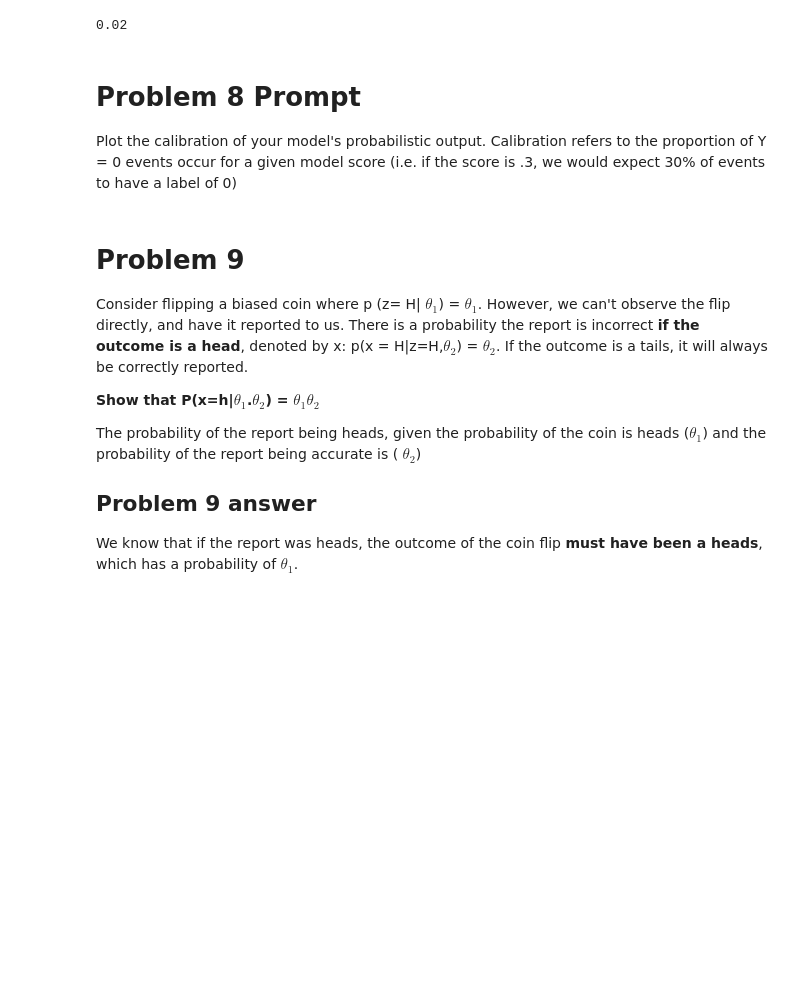
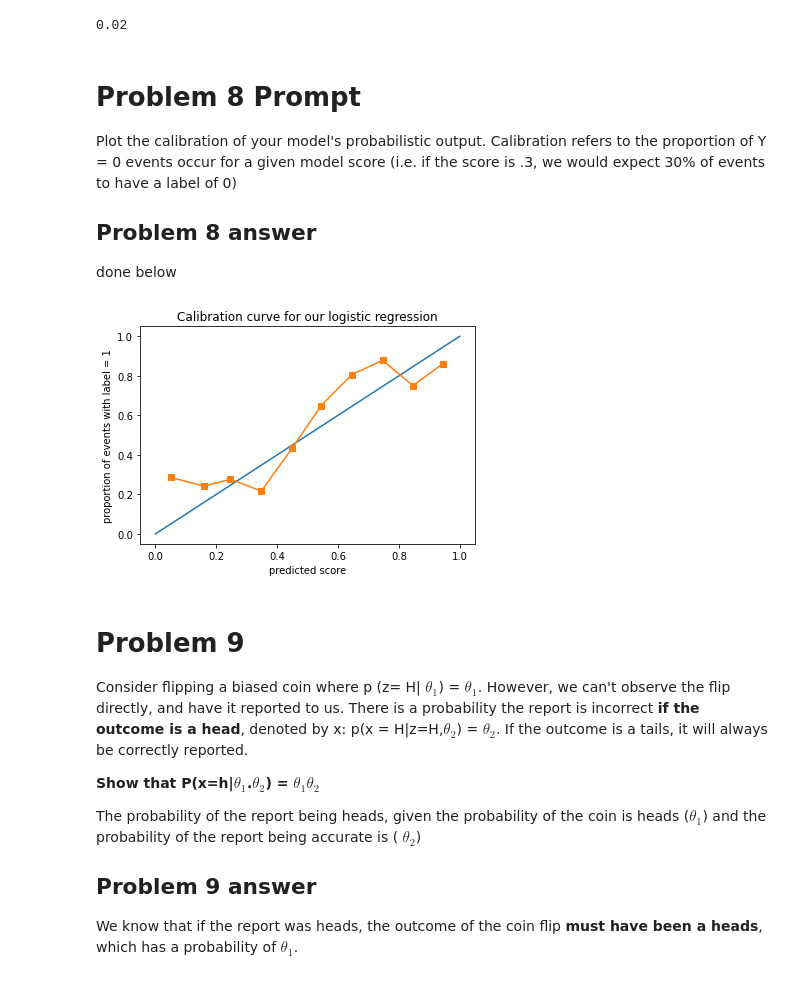
Before and after one commit to jgeorge313/Sem_2, a Jupyter notebook: DS_GA_1003/HW/hw4/HW4.ipynb, the cells around one changed output. Saved outputs shown, nothing was run; the diff lists cells and outputs as text; code cells hidden in the pictures; blank space fills up the shorter version.

```diff
--- a/DS_GA_1003/HW/hw4/HW4.ipynb
+++ b/DS_GA_1003/HW/hw4/HW4.ipynb
@@ -265,6 +265,28 @@ max(result_dict, key=result_dict.get)
 # Problem 8 Prompt
 
 Plot the calibration of your model's probabilistic output. Calibration refers to the proportion of Y = 0 events occur for a given model score (i.e. if the score is .3, we would expect 30% of events to have a label of 0)
+
+## Problem 8 answer
+done below
+# %%
+from sklearn.calibration import calibration_curve
+
+#plot a calibration line that shows y = x from 0 to 1
+plt.plot([0,1],[0,1])
+optimal_theta = fit_logistic_reg(x_train, y_train, f_objective, l2_param = .02)
+y_pred = np.dot(x_val, optimal_theta)
+for i in range(x_val.shape[0]):
+    y_pred[i] = 1/(1+np.exp(-y_pred[i]))
+    #this is not a 0 - 1 range, lets scale to 0 and 1
+y_pred = (y_pred - y_pred.min())/(y_pred.max()-y_pred.min())
+pos_fraction, mean_pred_val = calibration_curve(y_val, y_pred, n_bins = 10)
+plt.plot(mean_pred_val, pos_fraction, 's-', label ='accuracy for predicted score')
+plt.xlabel('predicted score')
+plt.ylabel('proportion of events with label = 1')
+plt.title('Calibration curve for our logistic regression')
+plt.show()
+# %% [output]
+[figure, added]
 # %% [markdown]
 # Problem 9
 
```
Also changed, not shown: parts of 2 cells of this notebook.
